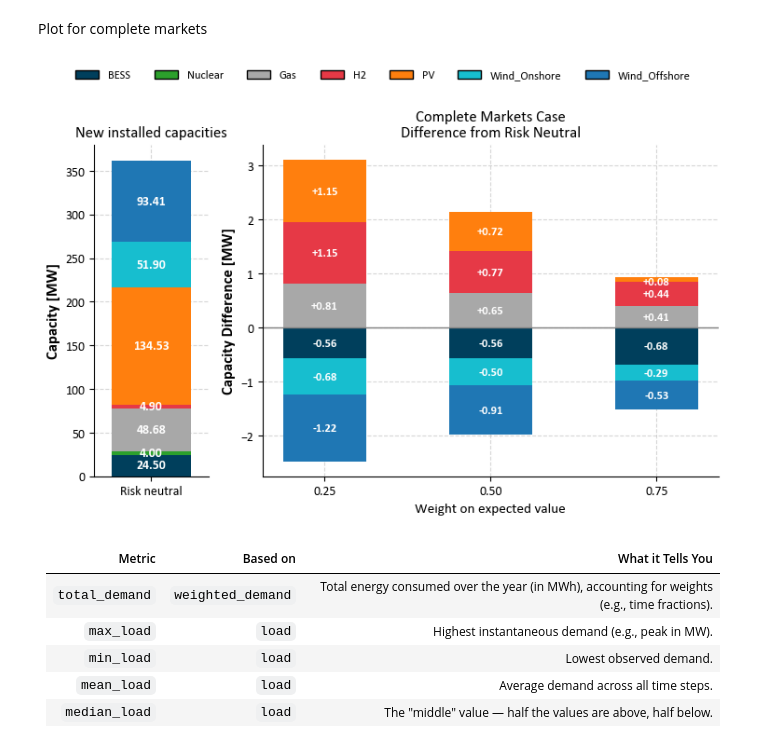
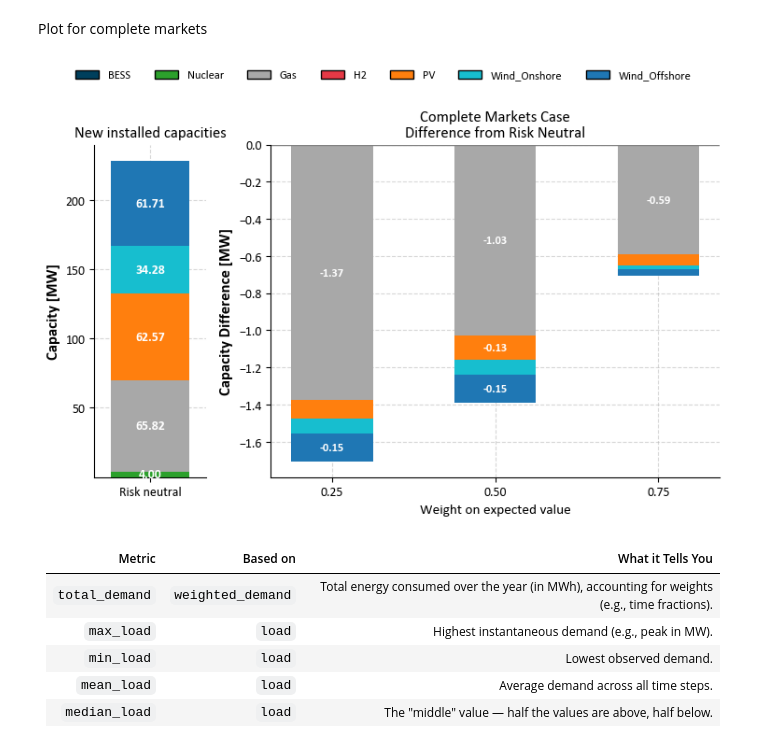
Before and after one commit to Andreas-Makrides-ICL/msc-thesis-incomplete-markets-LDES, a Jupyter notebook: models/Comparison_central_planner_ADMM/plotting_results.ipynb, the cells around one changed output. Drawn from its saved outputs; the diff is of its cells as text; code cells hidden in the pictures.

```diff
--- a/models/Comparison_central_planner_ADMM/plotting_results.ipynb
+++ b/models/Comparison_central_planner_ADMM/plotting_results.ipynb
@@ -11,7 +11,7 @@ rcParams['font.family'] = 'Calibri'
 rcParams['axes.labelweight'] = 'bold'
 
 # === Load data ===
-df_raw = pd.read_csv(r"C:\Users\user\Desktop\msc-thesis-incomplete-markets-LDES\models\Complete_markets_risk_averse_central_planner\H2_E_15000_GASVOM_300_no_cap\risk_aversion_results_O30_T672_new_final_unserved_fix_flex_gaspricescaled_cinvEldescheap_conwind.csv")
+df_raw = pd.read_csv(r"C:\Users\user\Desktop\msc-thesis-incomplete-markets-LDES\models\results_for_15000\H2_15000_1_075_ADMM_risk_aversion_results_O30_T672_new_final.csv")
 df = df_raw[df_raw["delta"] != 0]
 
 # === Filter relevant columns ===
@@ -98,35 +98,35 @@ for tech in techs:
             #    ax2.text(x[i], bottom_pos[i] - diff/10 , f'+{diff:.2f}', ha='center', va='center', fontsize=9, color='white',fontweight='bold')
             bottom_pos[i] += diff
         else:
             alpha = 0.4 if tech == 'Wind_Onshore' else 0.8 if tech == 'Wind_Offshore' else 0.9 if tech == 'PV' else 0.9 if tech == 'LDES_PHS_P' else 1.0 if tech == 'BESS_P' else 0.7 if tech == 'Gas' else 1.0
             ax2.bar(x[i], diff, width=width, bottom=bottom_neg[i], color=colors[tech])
             #ax2.text(x[i], bottom_neg[i] + diff / 2, f'{diff:.2f}', ha='center', va='center', fontsize=9, color='white',fontweight='bold')
             if abs(diff) > 0.1:
                 ax2.text(x[i], bottom_neg[i] + diff / 2, f'{diff:.2f}', ha='center', va='center', fontsize=9, color='white',fontweight='bold')
             bottom_neg[i] += diff
 
 ax2.set_xticks(x)
 ax2.set_xticklabels([f"{d:.2f}" for d in deltas], fontsize=10)
 ax2.set_xlabel("Weight on expected value", fontsize=11, fontweight='normal')
 ax2.set_ylabel("Capacity Difference [MW]", fontsize=12, fontweight='bold')
 ax2.set_title("Complete Markets Case\nDifference from Risk Neutral", fontsize=12, fontweight='normal')
 ax2.axhline(0, color='gray', linewidth=1)
 
 from matplotlib.patches import Rectangle
 import matplotlib.lines as mlines
 
 # === Legend ===
 #handles = [plt.Rectangle((0, 0), 1, 1, color=colors[t]) for t in techs]
 #fig.legend(handles, labels, loc='upper center', ncol=len(techs), fontsize=9, frameon=False)
 handles = [Rectangle((0, 0), 1, 1, facecolor=colors[t], edgecolor='black') for t in techs]
 fig.legend(handles, labels, loc='upper center', ncol=len(techs), fontsize=9, frameon=False)
 
 plt.tight_layout(rect=[0, 0, 1, 0.93])
 plt.show()
 
-fig.savefig(r"C:\Users\user\Desktop\msc-thesis-incomplete-markets-LDES\models\Complete_markets_risk_averse_central_planner\H2_E_15000_GASVOM_300_no_cap\complete.png", dpi=400, bbox_inches='tight')
+#fig.savefig(r"C:\Users\user\Desktop\msc-thesis-incomplete-markets-LDES\models\Complete_markets_risk_averse_central_planner\H2_E_15000_GASVOM_300_no_cap\complete.png", dpi=400, bbox_inches='tight')
 # %% [output]
-[figure, old version]
+[figure, new version]
 # %% [markdown]
 | Metric         | Based on          | What it Tells You                                                                            |
 | -------------- | ----------------- | -------------------------------------------------------------------------------------------- |
```
Also changed, not shown: parts of 1 cell of this notebook, 43 other files.
